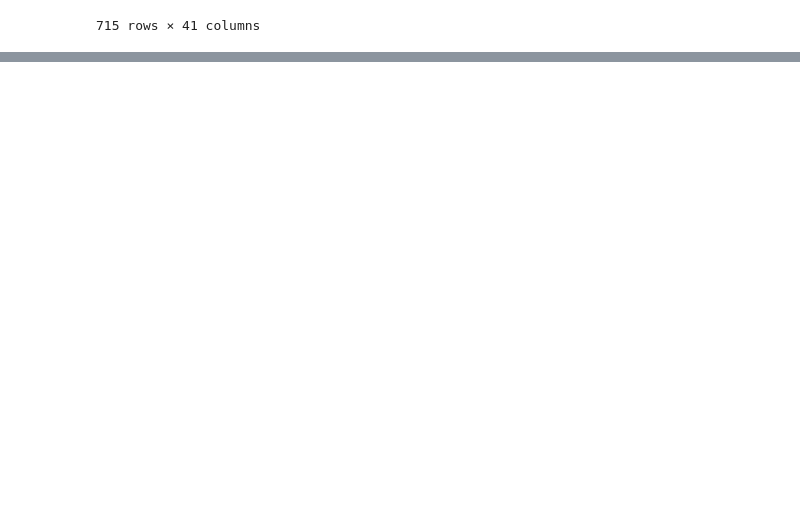
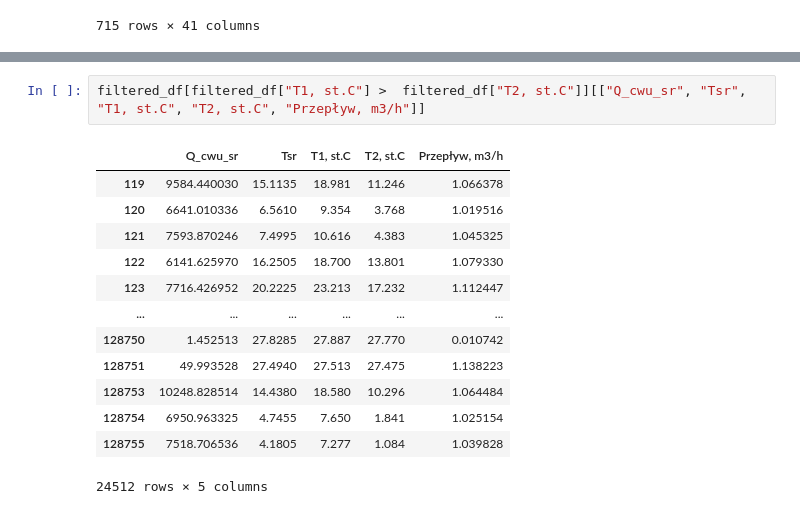
Before and after one commit to martynabocian/martynabocian.github.io, a Jupyter notebook: Charts.ipynb, the cells around one changed output, grey strips where cells are left out. Drawn from its saved outputs; the diff is of its cells as text; blank space fills up the shorter version.

```diff
--- a/Charts.ipynb
+++ b/Charts.ipynb
@@ -1270,0 +1376,16 @@ filtered_df[filtered_df["T1"] < 10]
+# %%
+filtered_df[filtered_df["T1, st.C"] >  filtered_df["T2, st.C"]][["Q_cwu_sr", "Tsr", "T1, st.C", "T2, st.C", "Przepływ, m3/h"]]
+# %% [output]
+|  | Q_cwu_sr | Tsr | T1, st.C | T2, st.C | Przepływ, m3/h |
+| 119 | 9584.440030 | 15.1135 | 18.981 | 11.246 | 1.066378 |
+| 120 | 6641.010336 | 6.5610 | 9.354 | 3.768 | 1.019516 |
+| 121 | 7593.870246 | 7.4995 | 10.616 | 4.383 | 1.045325 |
+| 122 | 6141.625970 | 16.2505 | 18.700 | 13.801 | 1.079330 |
+| 123 | 7716.426952 | 20.2225 | 23.213 | 17.232 | 1.112447 |
+| ... | ... | ... | ... | ... | ... |
+| 128750 | 1.452513 | 27.8285 | 27.887 | 27.770 | 0.010742 |
+| 128751 | 49.993528 | 27.4940 | 27.513 | 27.475 | 1.138223 |
+| 128753 | 10248.828514 | 14.4380 | 18.580 | 10.296 | 1.064484 |
+| 128754 | 6950.963325 | 4.7455 | 7.650 | 1.841 | 1.025154 |
+| 128755 | 7518.706536 | 4.1805 | 7.277 | 1.084 | 1.039828 |
+24512 rows × 5 columns
```
Also changed, not shown: parts of 12 cells of this notebook, 1 other file.
